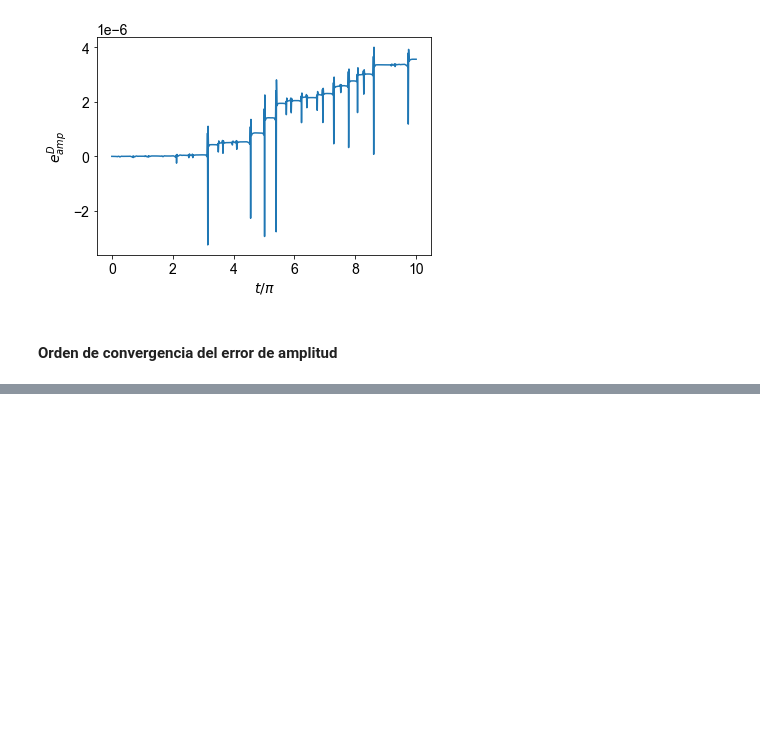
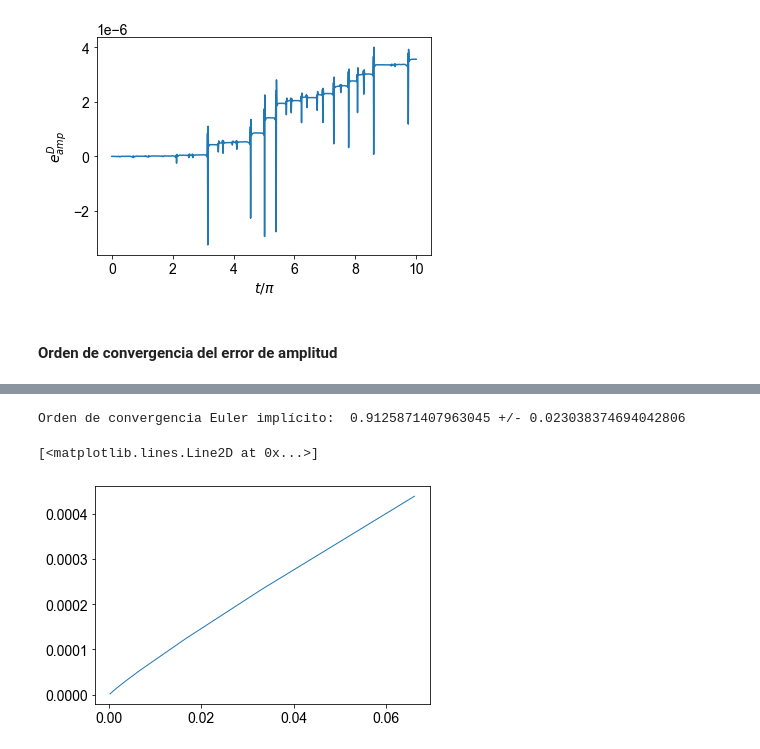
Before and after one commit to Lupama2/Guias_Metodos_Num_Fluidos_I, a Jupyter notebook: Guias/Guia_2/Ejercicio_4/Programa/graficos/graficos.ipynb, the cells around one changed output, grey strips where cells are left out. Saved outputs shown, nothing was run; the diff lists cells and outputs as text; code cells hidden in the pictures; blank space fills up the shorter version.

```diff
--- a/Guias/Guia_2/Ejercicio_4/Programa/graficos/graficos.ipynb
+++ b/Guias/Guia_2/Ejercicio_4/Programa/graficos/graficos.ipynb
@@ -501,0 +516,16 @@ plt.savefig('doble_orden_error_amplitud.pdf', format='pdf',bbox_inches = "tight"
+# %%
+limits_EI = [2,len(datos_amplitud[:,0])]
+limits_CN = [0,len(datos_amplitud[:,0])-3]
+limits_RK4 = [0,len(datos_amplitud[:,0])-2]
+limits_CNLF = [0,len(datos_amplitud[:,0])]
+
+#Ajuste lineal
+x, y = datos_h[limits_EI[0]:limits_EI[1]], datos_amplitud[limits_EI[0]:limits_EI[1],0]
+coefs, matrix_cov = np.polyfit(np.log(x), np.log(np.abs(y)), 1, cov = True)
+m, b = coefs[0], coefs[1]
+print("Orden de convergencia Euler implícito: ", m, "+/-", matrix_cov[0,0]**0.5)
+plt.plot(x, np.exp(m*np.log(x) + b), label='EI',linewidth=1, color = "tab:blue")
+# %% [output]
+Orden de convergencia Euler implícito:  0.9125871407963045 +/- 0.023038374694042806
+[<matplotlib.lines.Line2D at 0x...>]
+[figure, added]
```
Also changed, not shown: parts of 2 cells of this notebook, 14 other files.
